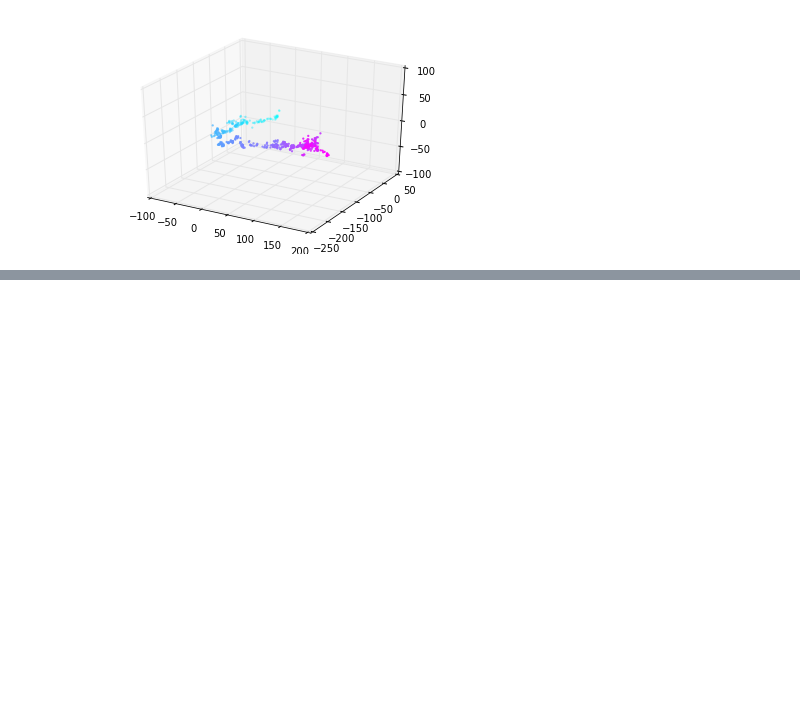
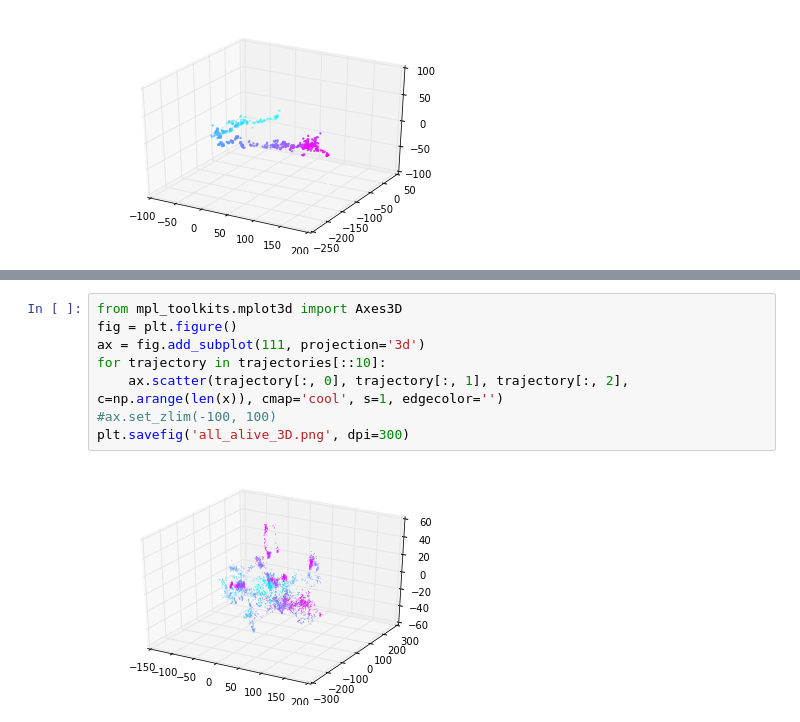
Before and after one commit to jrieke/lstm-biology, a Jupyter notebook: visualization.ipynb, the cells around one changed output, grey strips where cells are left out. Drawn from its saved outputs; the diff is of its cells as text; blank space fills up the shorter version.

```diff
--- a/visualization.ipynb
+++ b/visualization.ipynb
@@ -33,0 +95,10 @@ ax.set_zlim(-100, 100)
+# %%
+from mpl_toolkits.mplot3d import Axes3D
+fig = plt.figure()
+ax = fig.add_subplot(111, projection='3d')
+for trajectory in trajectories[::10]:
+    ax.scatter(trajectory[:, 0], trajectory[:, 1], trajectory[:, 2], c=np.arange(len(x)), cmap='cool', s=1, edgecolor='')
+#ax.set_zlim(-100, 100)
+plt.savefig('all_alive_3D.png', dpi=300)
+# %% [output]
+[figure, added]
```
Also changed, not shown: parts of 6 cells of this notebook, 5 other files.
